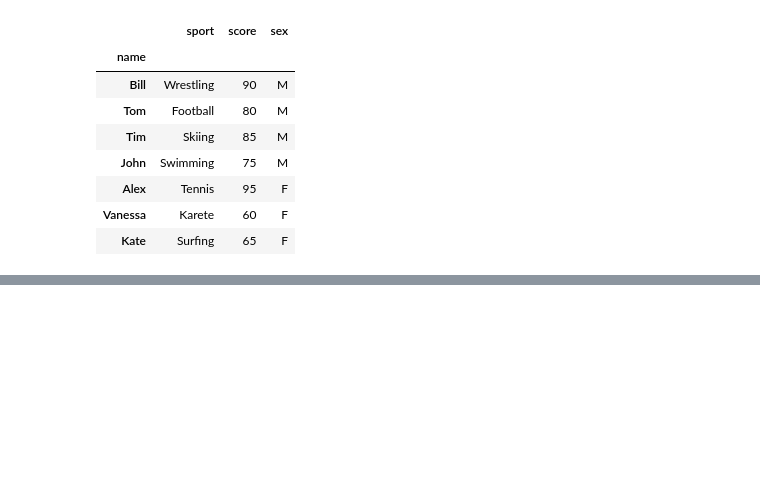
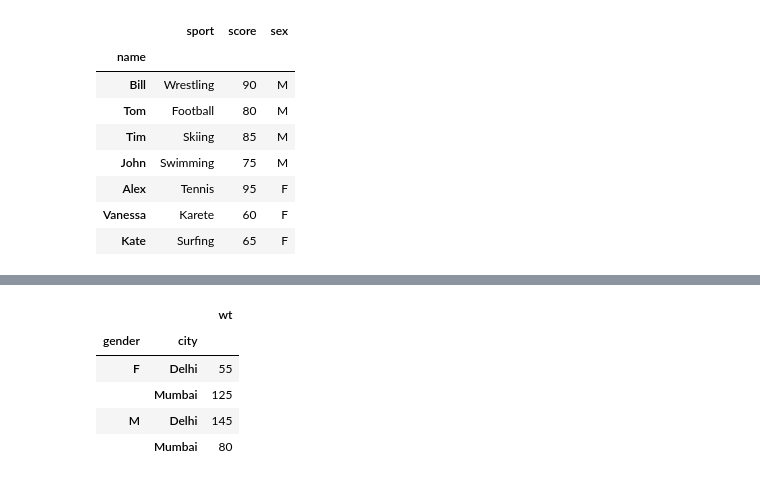
Before and after one commit to Chekuru-Ravi/hello-world, a Jupyter notebook: 2_DataFrames.ipynb, the cells around one changed output, grey strips where cells are left out. Cells and saved outputs as stored; diff of their text form; code cells hidden in the pictures; blank space fills up the shorter version.

```diff
--- a/2_DataFrames.ipynb
+++ b/2_DataFrames.ipynb
@@ -210,0 +245,9 @@ df
+# %%
+df.groupby(['gender', 'city'])[['wt']].sum()
+# %% [output]
+|  |  | wt |
+| gender | city |  |
+| F | Delhi | 55 |
+|  | Mumbai | 125 |
+| M | Delhi | 145 |
+|  | Mumbai | 80 |
```
Also changed, not shown: parts of 8 cells of this notebook.
